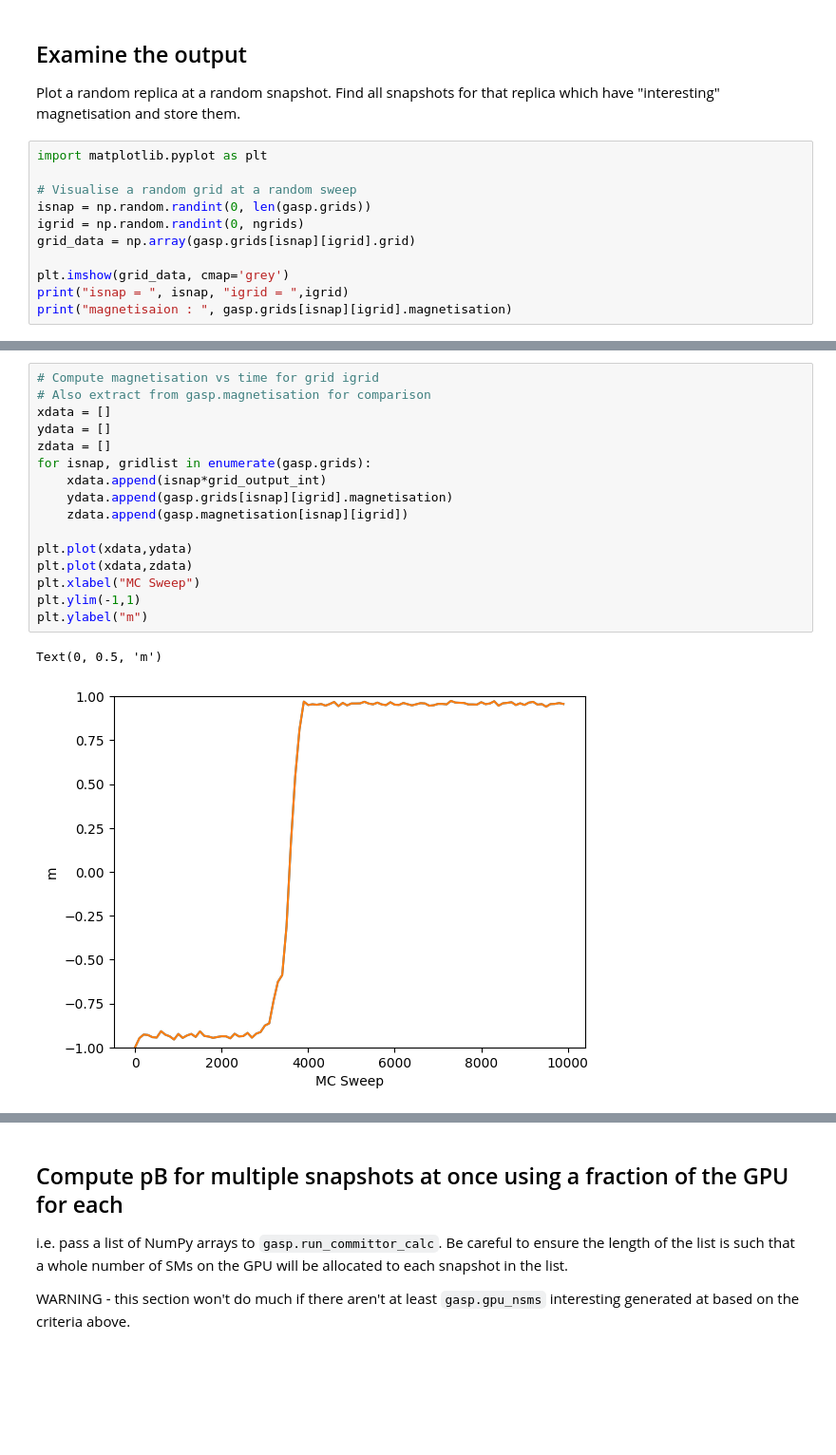
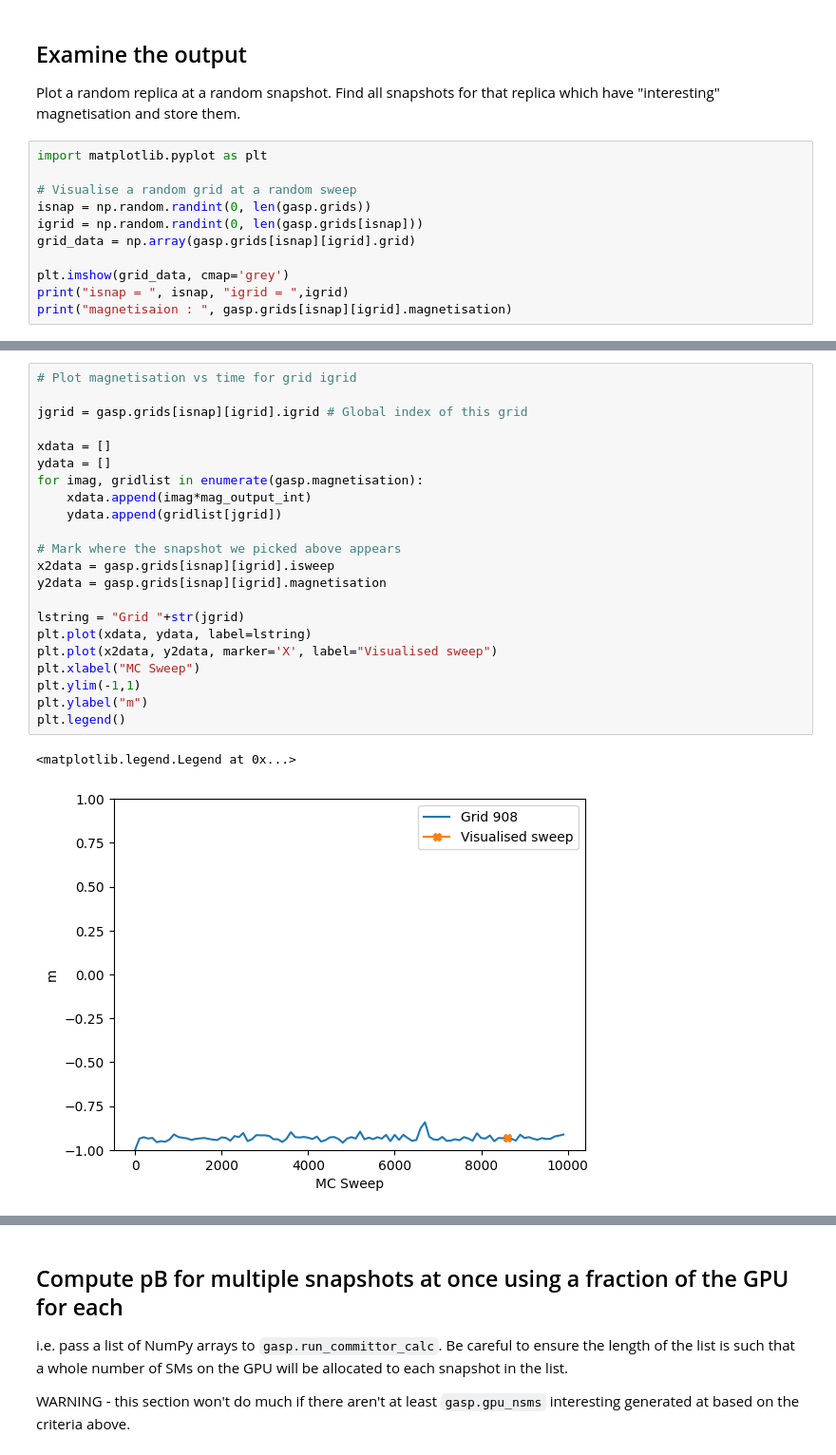
Before and after one commit to dquigley533/GPU_2DIsing, a Jupyter notebook: Jupyter/GASP_Tests.ipynb, the cells around one changed output, grey strips where cells are left out. Shown at 95% size. Cells and saved outputs as stored; diff of their text form; blank space fills up the shorter version.

```diff
--- a/Jupyter/GASP_Tests.ipynb
+++ b/Jupyter/GASP_Tests.ipynb
@@ -76,7 +82,7 @@ import matplotlib.pyplot as plt
 
 # Visualise a random grid at a random sweep
 isnap = np.random.randint(0, len(gasp.grids))
-igrid = np.random.randint(0, ngrids)
+igrid = np.random.randint(0, len(gasp.grids[isnap]))
 grid_data = np.array(gasp.grids[isnap][igrid].grid)
 
 plt.imshow(grid_data, cmap='grey')
@@ -89,19 +95,25 @@ magnetisaion :  0.95068359375
 # %%
-# Compute magnetisation vs time for grid igrid
-# Also extract from gasp.magnetisation for comparison
+# Plot magnetisation vs time for grid igrid
+
+jgrid = gasp.grids[isnap][igrid].igrid # Global index of this grid
+
 xdata = []
 ydata = []
-zdata = []
-for isnap, gridlist in enumerate(gasp.grids):
-    xdata.append(isnap*grid_output_int)
-    ydata.append(gasp.grids[isnap][igrid].magnetisation)
-    zdata.append(gasp.magnetisation[isnap][igrid])
+for imag, gridlist in enumerate(gasp.magnetisation):
+    xdata.append(imag*mag_output_int)
+    ydata.append(gridlist[jgrid])
 
-plt.plot(xdata,ydata)
-plt.plot(xdata,zdata)
+# Mark where the snapshot we picked above appears
+x2data = gasp.grids[isnap][igrid].isweep
+y2data = gasp.grids[isnap][igrid].magnetisation
+
+lstring = "Grid "+str(jgrid)
+plt.plot(xdata, ydata, label=lstring)
+plt.plot(x2data, y2data, marker='X', label="Visualised sweep")
 plt.xlabel("MC Sweep")
 plt.ylim(-1,1)
 plt.ylabel("m")
+plt.legend()
 # %% [output]
-Text(0, 0.5, 'm')
+<matplotlib.legend.Legend at 0x...>
-[figure, old version]
+[figure, new version]
```
Also changed, not shown: parts of 25 cells of this notebook, 2 other files.
